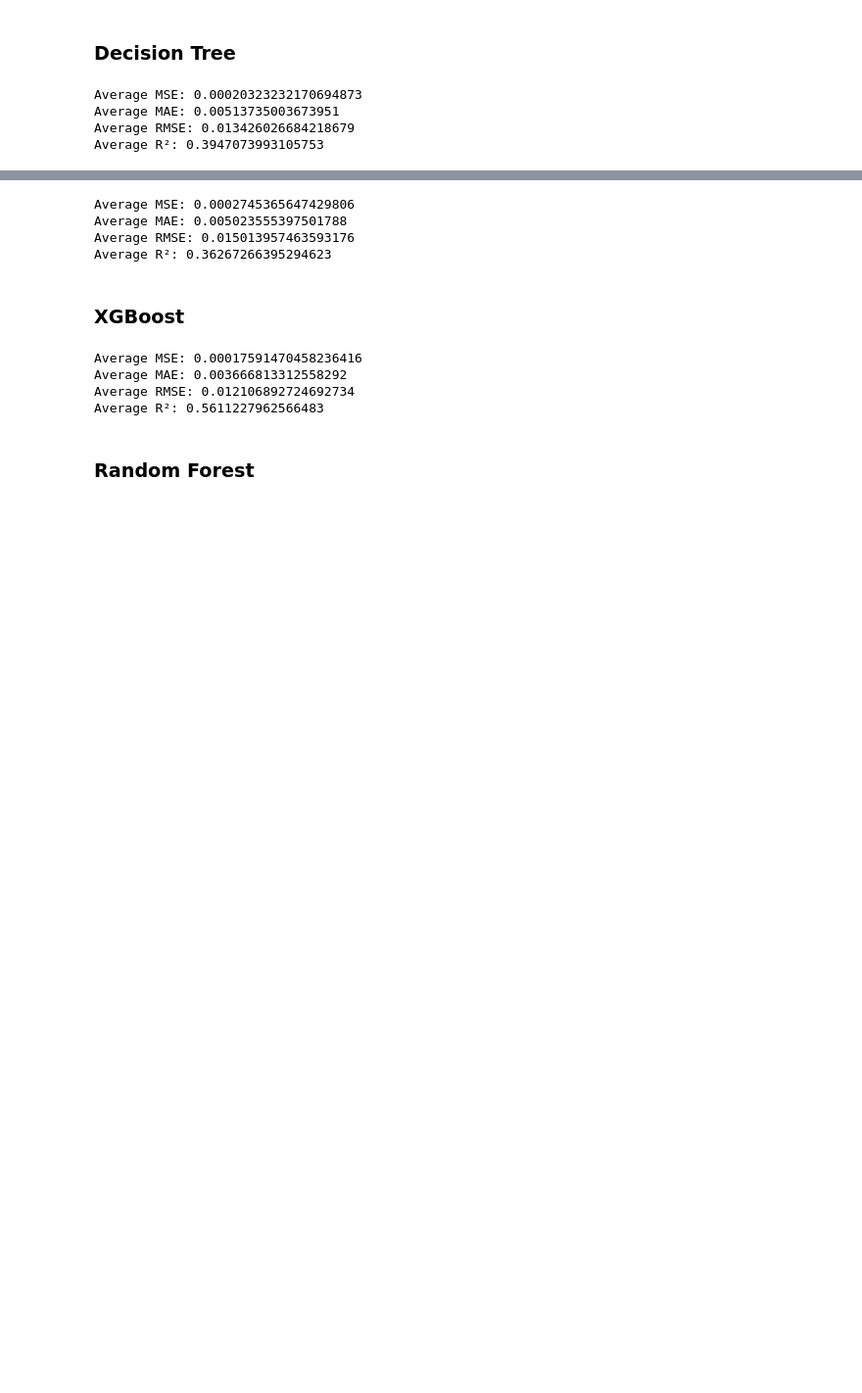
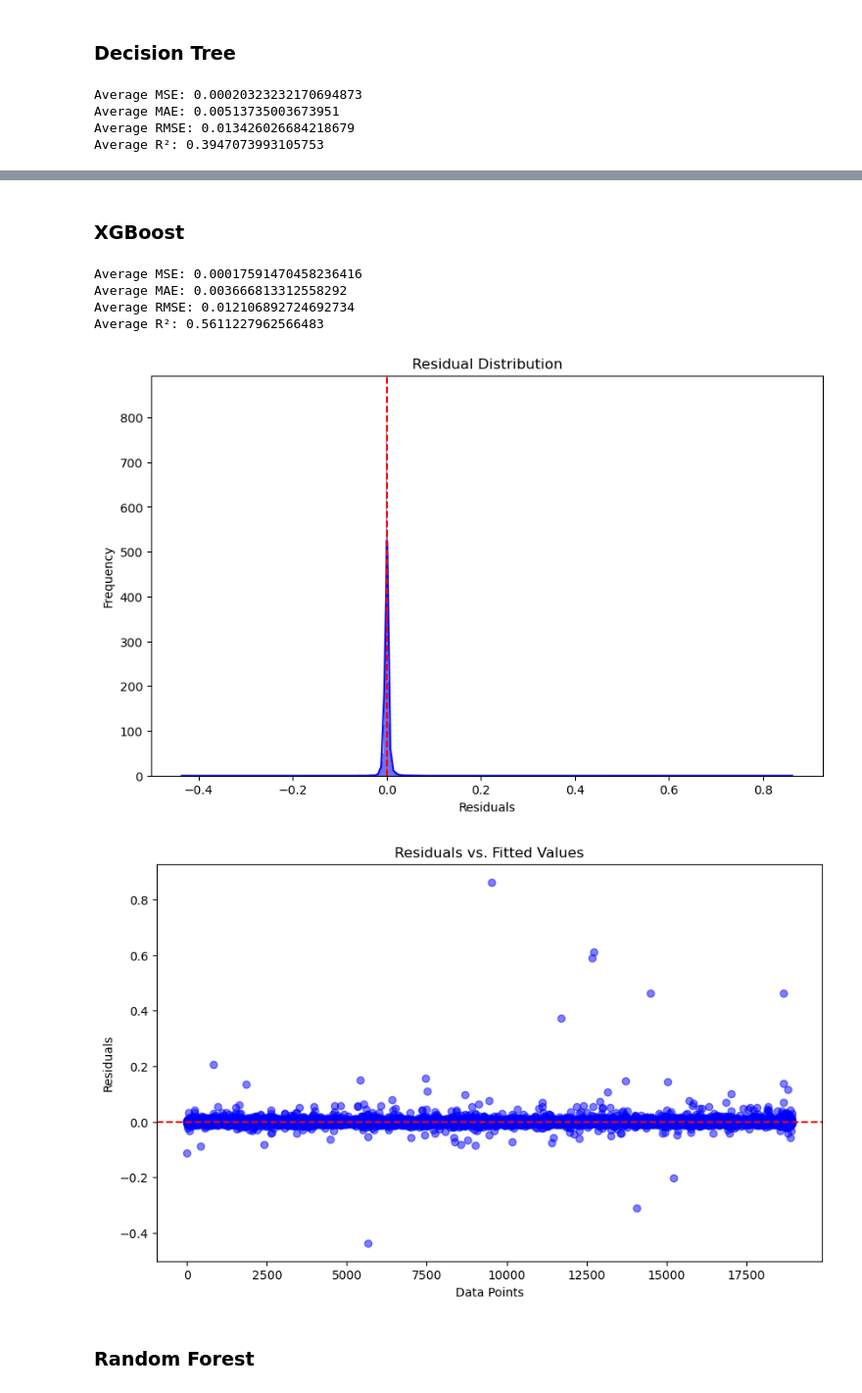
Before and after one commit to christianp12/Data-Driven-Exploration-of-Airbnb-Listings-Price, a Jupyter notebook: regression models.ipynb, the cells around one changed output, grey strips where cells are left out. Shown at 98% size. Cells and saved outputs as stored; diff of their text form; code cells hidden in the pictures; blank space fills up the shorter version.

Commit message:
residuals analysis

```diff
--- a/regression models.ipynb
+++ b/regression models.ipynb
@@ -142,35 +194,26 @@ Average R²: 0.3635129401434203
-# %%
-bayesian = BayesianRidge()
-
-mse_cv, mae_cv, rmse_cv, r2_cv = perform_cross_validation(X, y, bayesian, kf)
-print("Average MSE:", mse_cv)
-print("Average MAE:", mae_cv)
-print("Average RMSE:", rmse_cv)
-print("Average R²:", r2_cv)
-# %% [output]
-Average MSE: 0.0002745365647429806
-Average MAE: 0.005023555397501788
-Average RMSE: 0.015013957463593176
-Average R²: 0.36267266395294623
 # %% [markdown]
 <h3>XGBoost</h3>
 # %%
 import xgboost as xgb
 
 # Initialize the XGBoost model for regression
 xgboost_model = xgb.XGBRegressor(objective='reg:squarederror', n_estimators=100, learning_rate=0.1, max_depth=6)
 
 # Perform cross-validation on X with amenities
-mse_cv, mae_cv, rmse_cv, r2_cv = perform_cross_validation(X, y, xgboost_model, kf)
+mse_cv, mae_cv, rmse_cv, r2_cv, residuals = perform_cross_validation(X, y, xgboost_model, kf)
 print("Average MSE:", mse_cv)
 print("Average MAE:", mae_cv)
 print("Average RMSE:", rmse_cv)
 print("Average R²:", r2_cv)
+
+plot_residuals(residuals)
 # %% [output]
 Average MSE: 0.00017591470458236416
 Average MAE: 0.003666813312558292
 Average RMSE: 0.012106892724692734
 Average R²: 0.5611227962566483
+[figure, added]
+[figure, added]
 # %% [markdown]
 <h3>Random Forest</h3>
 # %%
```
Also changed, not shown: parts of 11 cells of this notebook.
